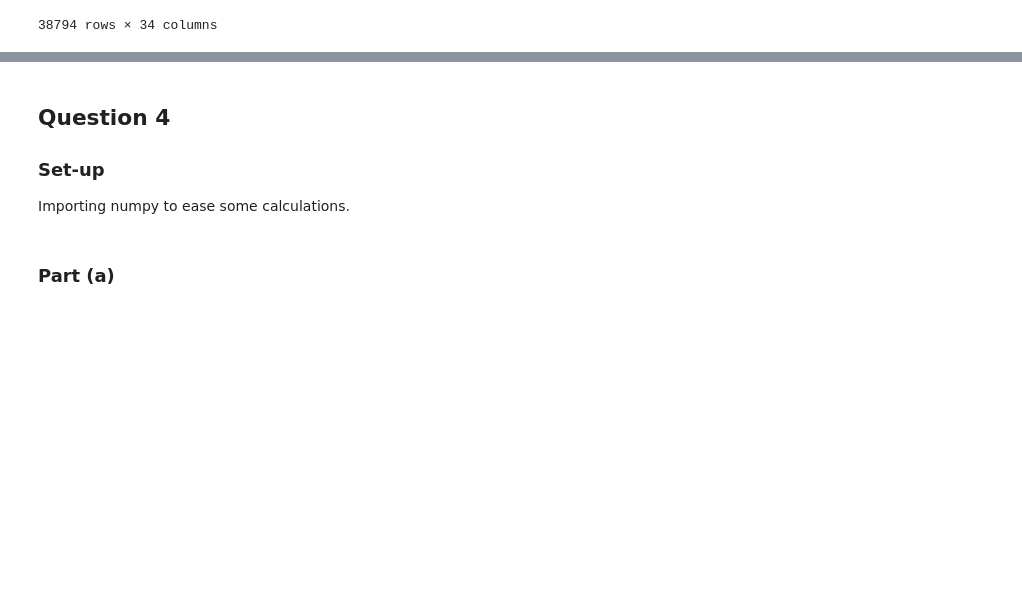
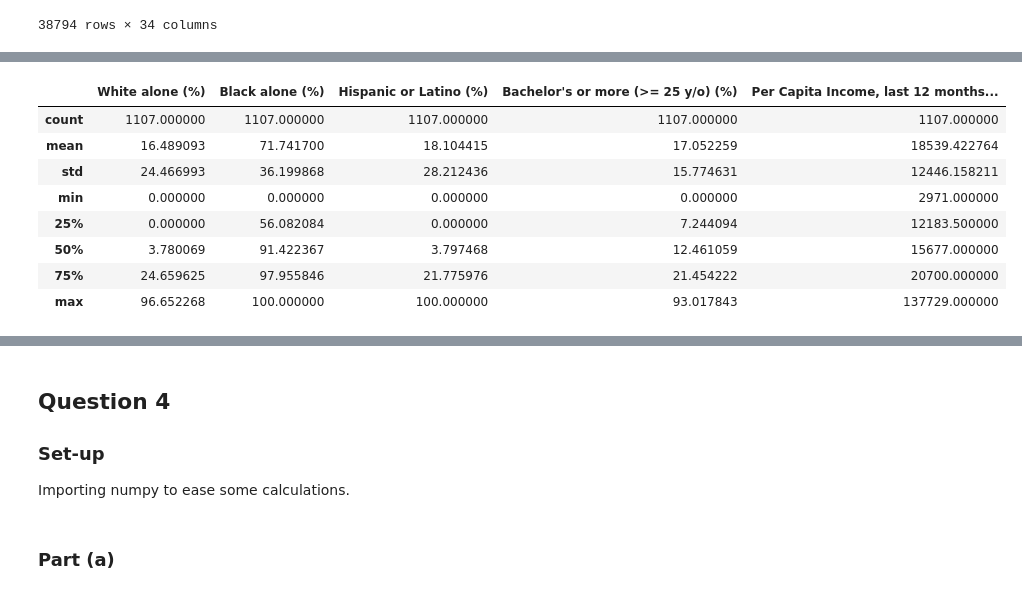
Before and after one commit to fogarty-ben/capp30254-machine-learning, a Jupyter notebook: hws/hw1/write_up.ipynb, the cells around one changed output, grey strips where cells are left out. Saved outputs shown, nothing was run; the diff lists cells and outputs as text; code cells hidden in the pictures; blank space fills up the shorter version.

```diff
--- a/hws/hw1/write_up.ipynb
+++ b/hws/hw1/write_up.ipynb
@@ -403,0 +423,13 @@ by_block_summary
+# %%
+homicide_mask = by_block_summary.HOMICIDE >= 1
+cc.describe_blocks(by_block_summary[homicide_mask], block_stats)
+# %% [output]
+|  | White alone (%) | Black alone (%) | Hispanic or Latino (%) | Bachelor's or more (>= 25 y/o) (%) | Per Capita Income, last 12 months... |
+| count | 1107.000000 | 1107.000000 | 1107.000000 | 1107.000000 | 1107.000000 |
+| mean | 16.489093 | 71.741700 | 18.104415 | 17.052259 | 18539.422764 |
+| std | 24.466993 | 36.199868 | 28.212436 | 15.774631 | 12446.158211 |
+| min | 0.000000 | 0.000000 | 0.000000 | 0.000000 | 2971.000000 |
+| 25% | 0.000000 | 56.082084 | 0.000000 | 7.244094 | 12183.500000 |
+| 50% | 3.780069 | 91.422367 | 3.797468 | 12.461059 | 15677.000000 |
+| 75% | 24.659625 | 97.955846 | 21.775976 | 21.454222 | 20700.000000 |
+| max | 96.652268 | 100.000000 | 100.000000 | 93.017843 | 137729.000000 |
```
Also changed, not shown: parts of 7 cells of this notebook, 1 other file.
